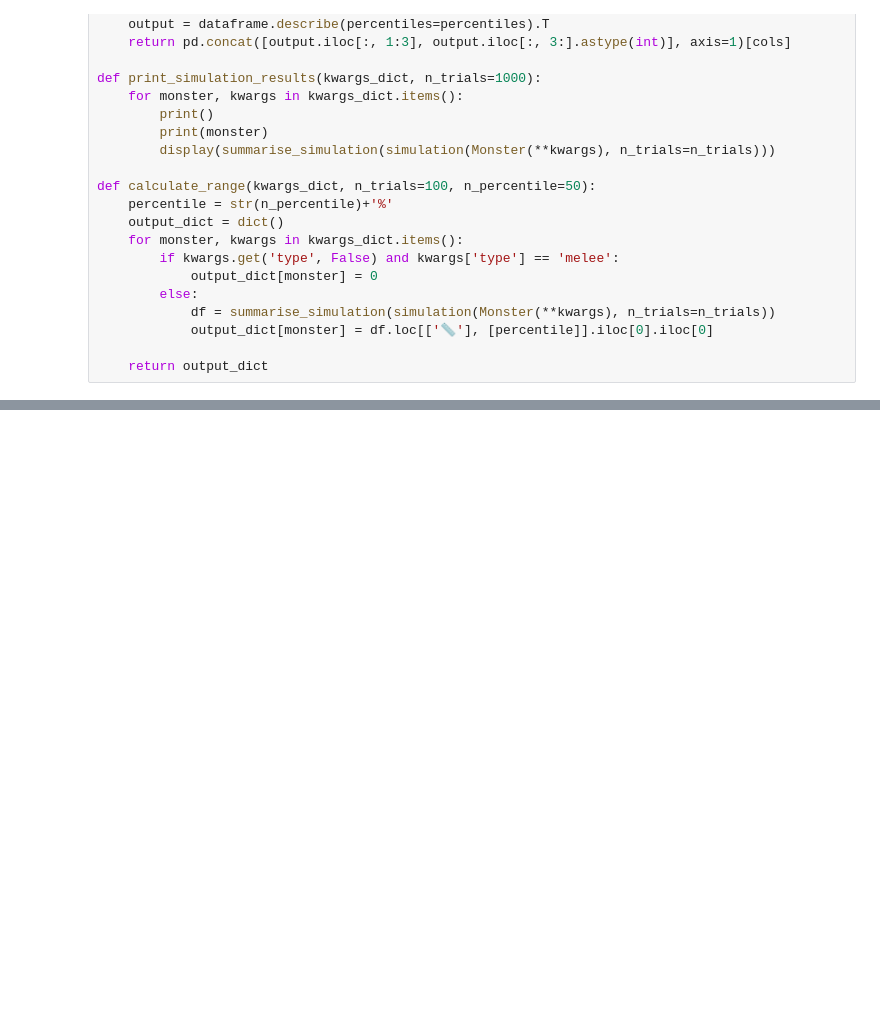
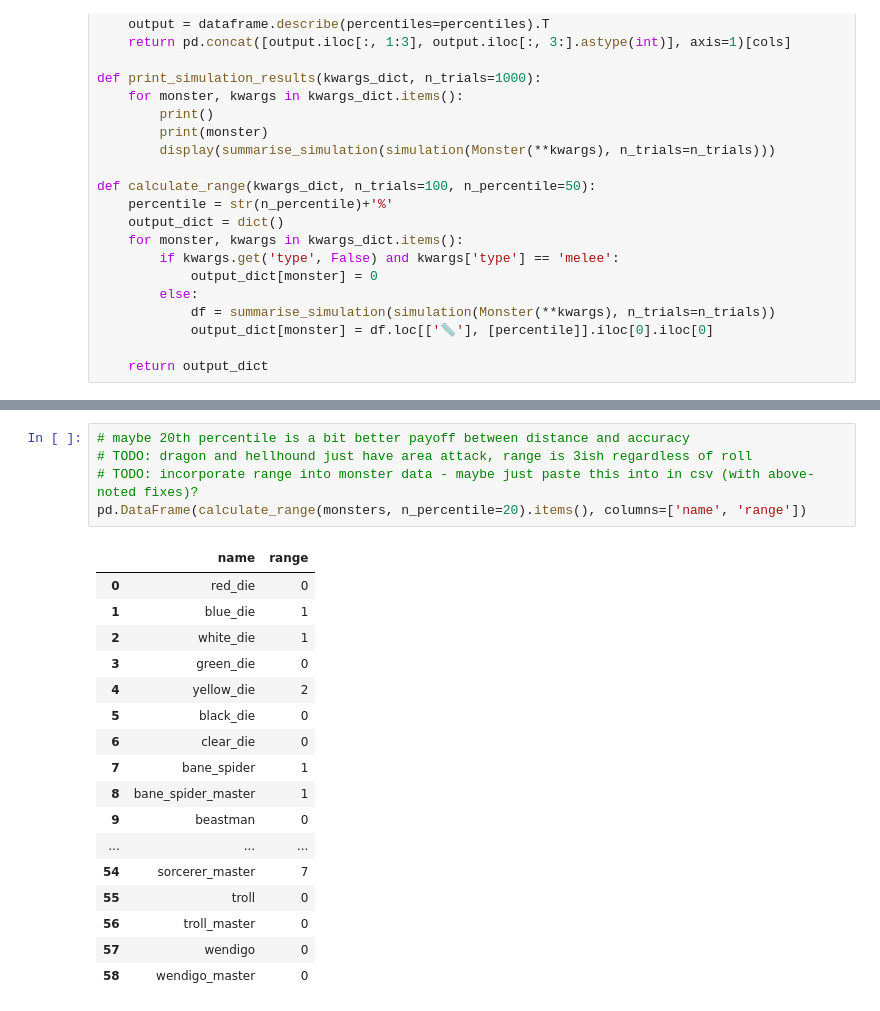
Before and after one commit to KevinCarr42/Descent_AI, a Jupyter notebook: dice_simulation.ipynb, the cells around one changed output, grey strips where cells are left out. Saved outputs shown, nothing was run; the diff lists cells and outputs as text; blank space fills up the shorter version.

```diff
--- a/dice_simulation.ipynb
+++ b/dice_simulation.ipynb
@@ -232,0 +514,23 @@ Range
+# %%
+# maybe 20th percentile is a bit better payoff between distance and accuracy
+# TODO: dragon and hellhound just have area attack, range is 3ish regardless of roll
+# TODO: incorporate range into monster data - maybe just paste this into in csv (with above-noted fixes)?
+pd.DataFrame(calculate_range(monsters, n_percentile=20).items(), columns=['name', 'range'])
+# %% [output]
+|  | name | range |
+| 0 | red_die | 0 |
+| 1 | blue_die | 1 |
+| 2 | white_die | 1 |
+| 3 | green_die | 0 |
+| 4 | yellow_die | 2 |
+| 5 | black_die | 0 |
+| 6 | clear_die | 0 |
+| 7 | bane_spider | 1 |
+| 8 | bane_spider_master | 1 |
+| 9 | beastman | 0 |
+| ... | ... | ... |
+| 54 | sorcerer_master | 7 |
+| 55 | troll | 0 |
+| 56 | troll_master | 0 |
+| 57 | wendigo | 0 |
+| 58 | wendigo_master | 0 |
```
Also changed, not shown: parts of 8 cells of this notebook, 3 other files.
